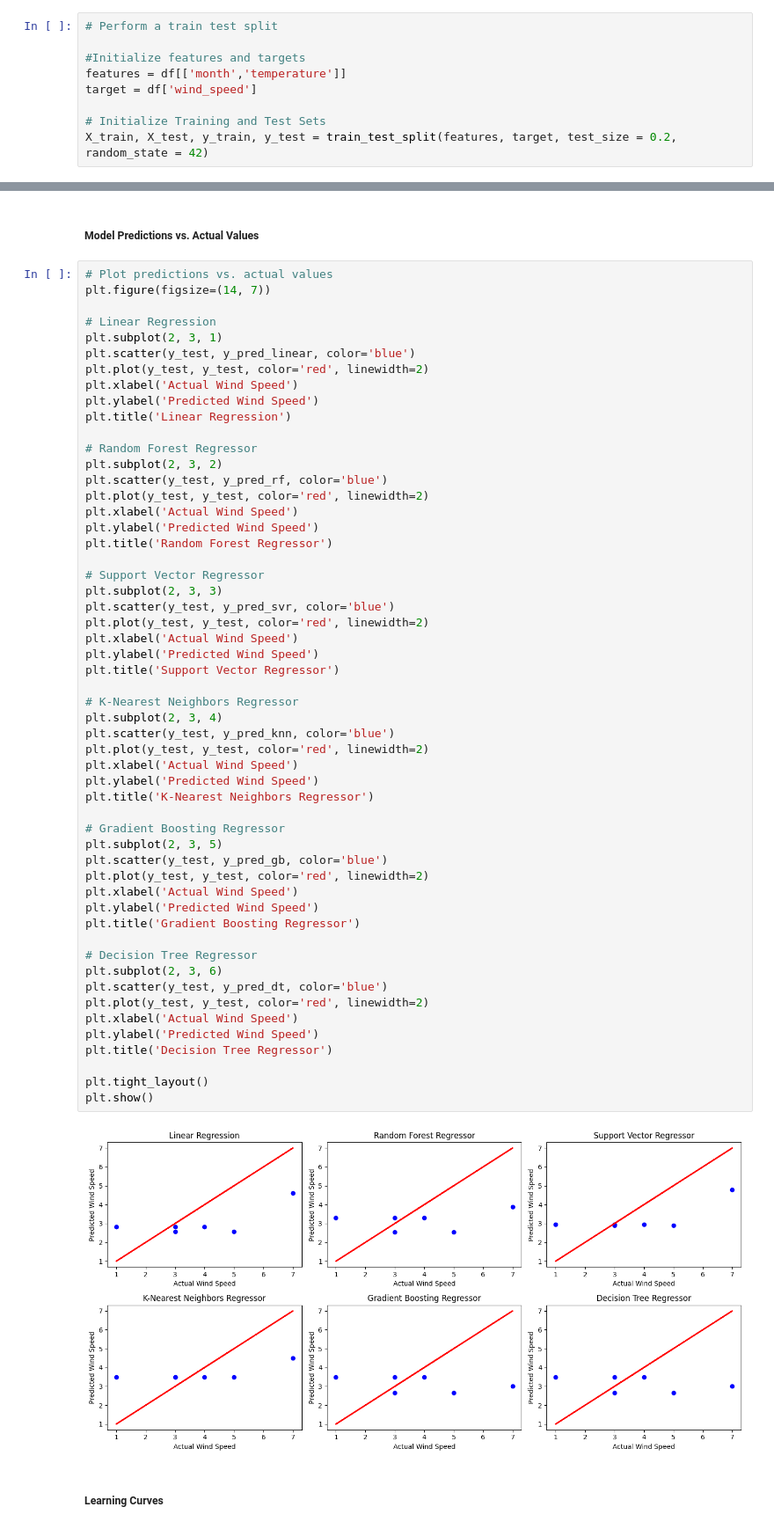
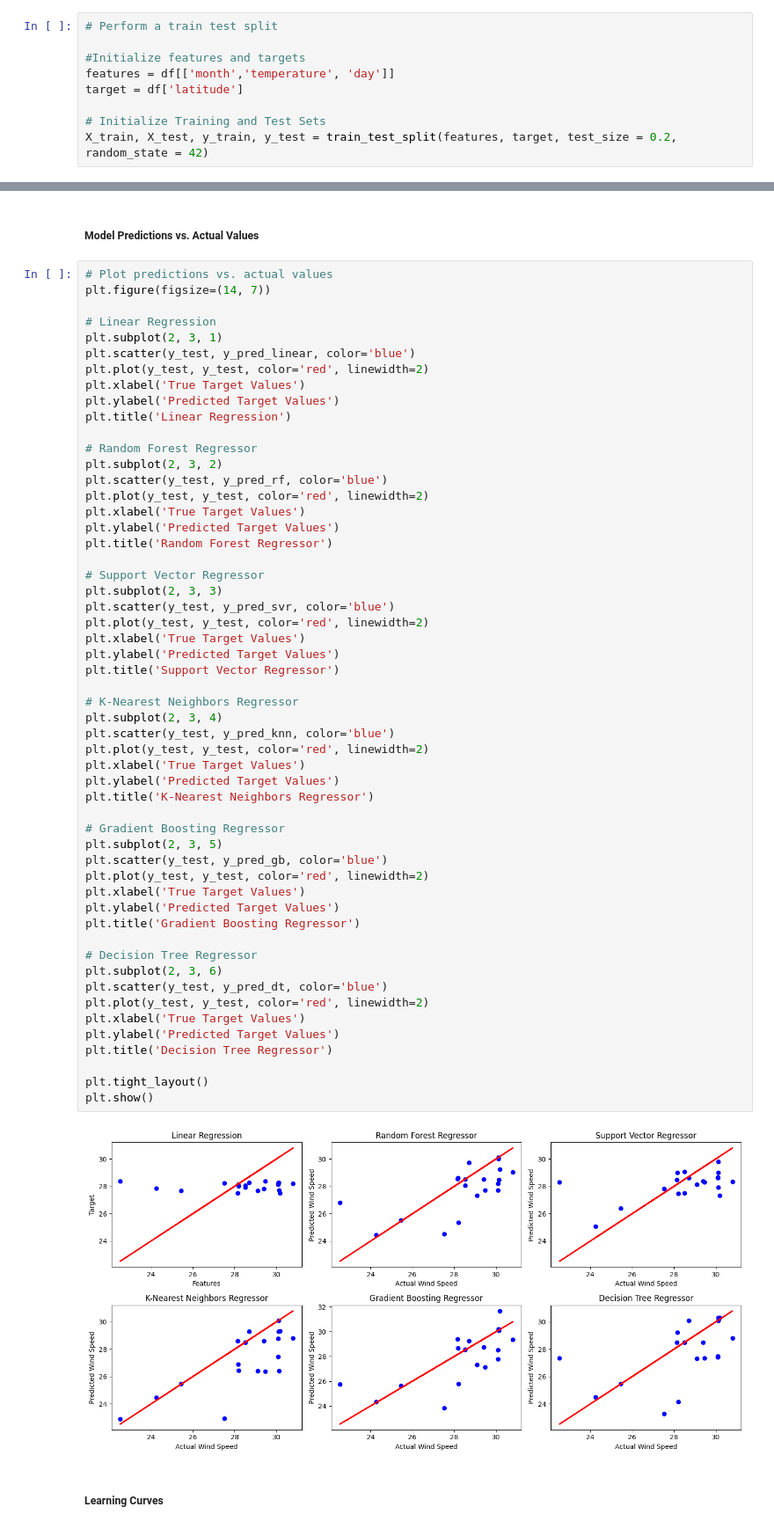
Before and after one commit to CMA-Projects/Machine-Learning-Caribou-Migration, a Jupyter notebook: Notebooks/Bird_Migration_Analysis.ipynb, the cells around one changed output, grey strips where cells are left out. Shown at 88% size. Cells and saved outputs as stored; diff of their text form.

```diff
--- a/Notebooks/Bird_Migration_Analysis.ipynb
+++ b/Notebooks/Bird_Migration_Analysis.ipynb
@@ -72,8 +70,8 @@ for col in df.columns:
 # Perform a train test split
 
 #Initialize features and targets
-features = df[['month','temperature']]
-target = df['wind_speed']
+features = df[['month','temperature', 'day']]
+target = df['latitude']
 
 # Initialize Training and Test Sets
 X_train, X_test, y_train, y_test = train_test_split(features, target, test_size = 0.2, random_state = 42)
@@ -246,54 +245,54 @@ plt.figure(figsize=(14, 7))
 plt.subplot(2, 3, 1)
 plt.scatter(y_test, y_pred_linear, color='blue')
 plt.plot(y_test, y_test, color='red', linewidth=2)
-plt.xlabel('Actual Wind Speed')
-plt.ylabel('Predicted Wind Speed')
+plt.xlabel('True Target Values')
+plt.ylabel('Predicted Target Values')
 plt.title('Linear Regression')
 
 # Random Forest Regressor
 plt.subplot(2, 3, 2)
 plt.scatter(y_test, y_pred_rf, color='blue')
 plt.plot(y_test, y_test, color='red', linewidth=2)
-plt.xlabel('Actual Wind Speed')
-plt.ylabel('Predicted Wind Speed')
+plt.xlabel('True Target Values')
+plt.ylabel('Predicted Target Values')
 plt.title('Random Forest Regressor')
 
 # Support Vector Regressor
 plt.subplot(2, 3, 3)
 plt.scatter(y_test, y_pred_svr, color='blue')
 plt.plot(y_test, y_test, color='red', linewidth=2)
-plt.xlabel('Actual Wind Speed')
-plt.ylabel('Predicted Wind Speed')
+plt.xlabel('True Target Values')
+plt.ylabel('Predicted Target Values')
 plt.title('Support Vector Regressor')
 
 # K-Nearest Neighbors Regressor
 plt.subplot(2, 3, 4)
 plt.scatter(y_test, y_pred_knn, color='blue')
 plt.plot(y_test, y_test, color='red', linewidth=2)
-plt.xlabel('Actual Wind Speed')
-plt.ylabel('Predicted Wind Speed')
+plt.xlabel('True Target Values')
+plt.ylabel('Predicted Target Values')
 plt.title('K-Nearest Neighbors Regressor')
 
 # Gradient Boosting Regressor
 plt.subplot(2, 3, 5)
 plt.scatter(y_test, y_pred_gb, color='blue')
 plt.plot(y_test, y_test, color='red', linewidth=2)
-plt.xlabel('Actual Wind Speed')
-plt.ylabel('Predicted Wind Speed')
+plt.xlabel('True Target Values')
+plt.ylabel('Predicted Target Values')
 plt.title('Gradient Boosting Regressor')
 
 # Decision Tree Regressor
 plt.subplot(2, 3, 6)
 plt.scatter(y_test, y_pred_dt, color='blue')
 plt.plot(y_test, y_test, color='red', linewidth=2)
-plt.xlabel('Actual Wind Speed')
-plt.ylabel('Predicted Wind Speed')
+plt.xlabel('True Target Values')
+plt.ylabel('Predicted Target Values')
 plt.title('Decision Tree Regressor')
 
 plt.tight_layout()
 plt.show()
 # %% [output]
-[figure, old version]
+[figure, new version]
 # %% [markdown]
 ##### Learning Curves
 # %%
```
Also changed, not shown: parts of 9 cells of this notebook.
